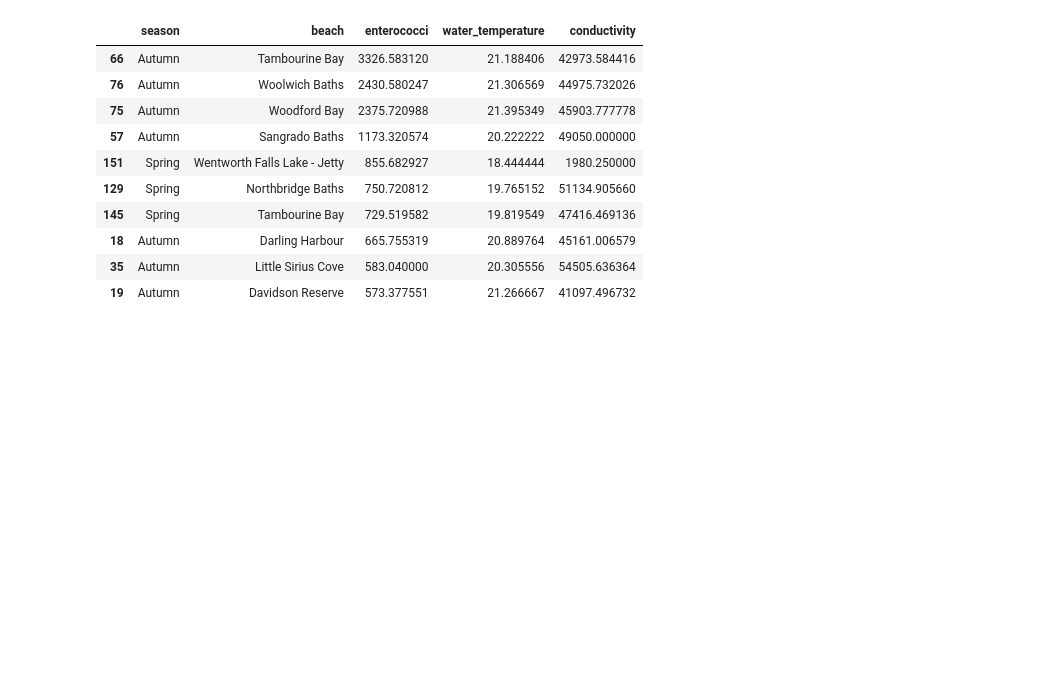
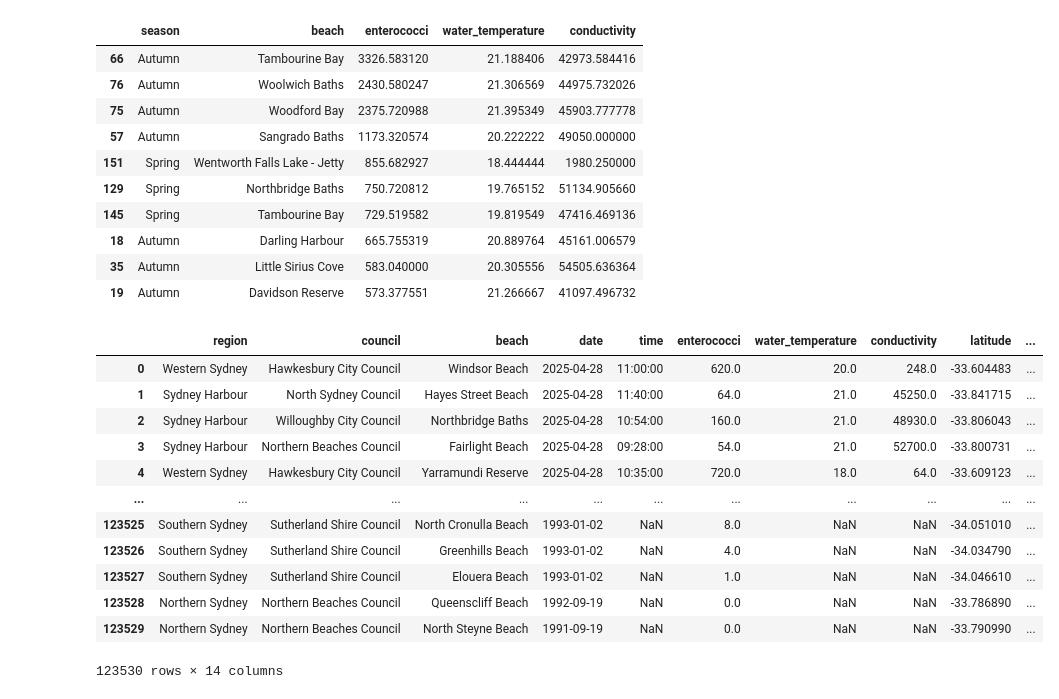
Before and after one commit to ipktpz/beach_water_quality, a Jupyter notebook: sydney_water_quality.ipynb, the cells around one changed output. Saved outputs shown, nothing was run; the diff lists cells and outputs as text; code cells hidden in the pictures; blank space fills up the shorter version.

```diff
--- a/sydney_water_quality.ipynb
+++ b/sydney_water_quality.ipynb
@@ -103,3 +103,22 @@ seasonal_quality.head(10)
 | 18 | Autumn | Darling Harbour | 665.755319 | 20.889764 | 45161.006579 |
 | 35 | Autumn | Little Sirius Cove | 583.040000 | 20.305556 | 54505.636364 |
 | 19 | Autumn | Davidson Reserve | 573.377551 | 21.266667 | 41097.496732 |
+# %%
+common_dates = water_quality[water_quality['date'].isin(weather['date'])]
+# %%
+common_dates = common_dates.merge(weather[['date', 'precipitation_mm']], on='date', how='inner')
+common_dates
+# %% [output]
+|  | region | council | beach | date | time | enterococci | water_temperature | conductivity | latitude | ... |
+| 0 | Western Sydney | Hawkesbury City Council | Windsor Beach | 2025-04-28 | 11:00:00 | 620.0 | 20.0 | 248.0 | -33.604483 | ... |
+| 1 | Sydney Harbour | North Sydney Council | Hayes Street Beach | 2025-04-28 | 11:40:00 | 64.0 | 21.0 | 45250.0 | -33.841715 | ... |
+| 2 | Sydney Harbour | Willoughby City Council | Northbridge Baths | 2025-04-28 | 10:54:00 | 160.0 | 21.0 | 48930.0 | -33.806043 | ... |
+| 3 | Sydney Harbour | Northern Beaches Council | Fairlight Beach | 2025-04-28 | 09:28:00 | 54.0 | 21.0 | 52700.0 | -33.800731 | ... |
+| 4 | Western Sydney | Hawkesbury City Council | Yarramundi Reserve | 2025-04-28 | 10:35:00 | 720.0 | 18.0 | 64.0 | -33.609123 | ... |
+| ... | ... | ... | ... | ... | ... | ... | ... | ... | ... | ... |
+| 123525 | Southern Sydney | Sutherland Shire Council | North Cronulla Beach | 1993-01-02 | NaN | 8.0 | NaN | NaN | -34.051010 | ... |
+| 123526 | Southern Sydney | Sutherland Shire Council | Greenhills Beach | 1993-01-02 | NaN | 4.0 | NaN | NaN | -34.034790 | ... |
+| 123527 | Southern Sydney | Sutherland Shire Council | Elouera Beach | 1993-01-02 | NaN | 1.0 | NaN | NaN | -34.046610 | ... |
+| 123528 | Northern Sydney | Northern Beaches Council | Queenscliff Beach | 1992-09-19 | NaN | 0.0 | NaN | NaN | -33.786890 | ... |
+| 123529 | Northern Sydney | Northern Beaches Council | North Steyne Beach | 1991-09-19 | NaN | 0.0 | NaN | NaN | -33.790990 | ... |
+123530 rows × 14 columns
```
Also changed, not shown: parts of 19 cells of this notebook, 1 other file.
